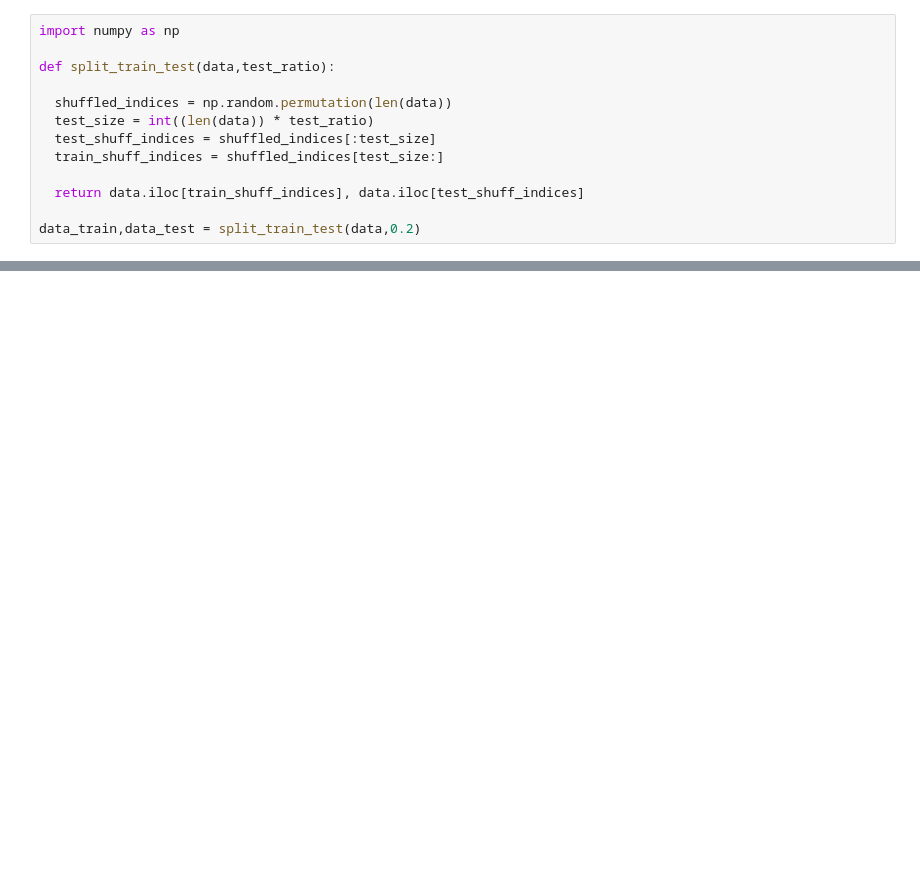
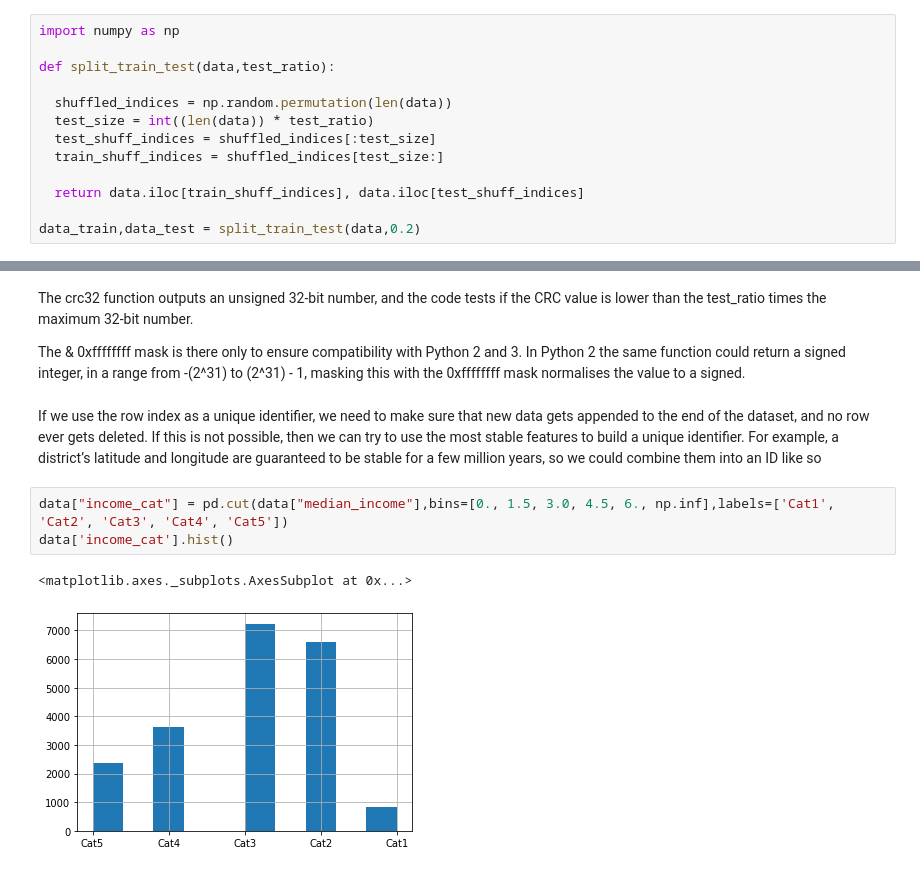
Before and after one commit to SaiVamsiPuttu/MLAlgorithmsFromScratch, a Jupyter notebook: ML_Algorithms_From_Scratch.ipynb, the cells around one changed output, grey strips where cells are left out. Drawn from its saved outputs; the diff is of its cells as text; blank space fills up the shorter version.

Commit message:
Test set preparation, Data Visualization

```diff
--- a/ML_Algorithms_From_Scratch.ipynb
+++ b/ML_Algorithms_From_Scratch.ipynb
@@ -136,0 +143,12 @@ len(shuffled_indices)
+# %% [markdown]
+The crc32 function outputs an unsigned 32-bit number, and the code tests if the CRC value is lower than the test_ratio times the maximum 32-bit number.
+
+The & 0xffffffff mask is there only to ensure compatibility with Python 2 and 3. In Python 2 the same function could return a signed integer, in a range from -(2^31) to (2^31) - 1, masking this with the 0xffffffff mask normalises the value to a signed.
+# %% [markdown]
+If we use the row index as a unique identifier, we need to make sure that new data gets appended to the end of the dataset, and no row ever gets deleted. If this is not possible, then we can try to use the most stable features to build a unique identifier. For example, a district’s latitude and longitude are guaranteed to be stable for a few million years, so we could combine them into an ID like so
+# %%
+data["income_cat"] = pd.cut(data["median_income"],bins=[0., 1.5, 3.0, 4.5, 6., np.inf],labels=['Cat1', 'Cat2', 'Cat3', 'Cat4', 'Cat5'])
+data['income_cat'].hist()
+# %% [output]
+<matplotlib.axes._subplots.AxesSubplot at 0x...>
+[figure, added]
```
Also changed, not shown: parts of 25 cells of this notebook.
